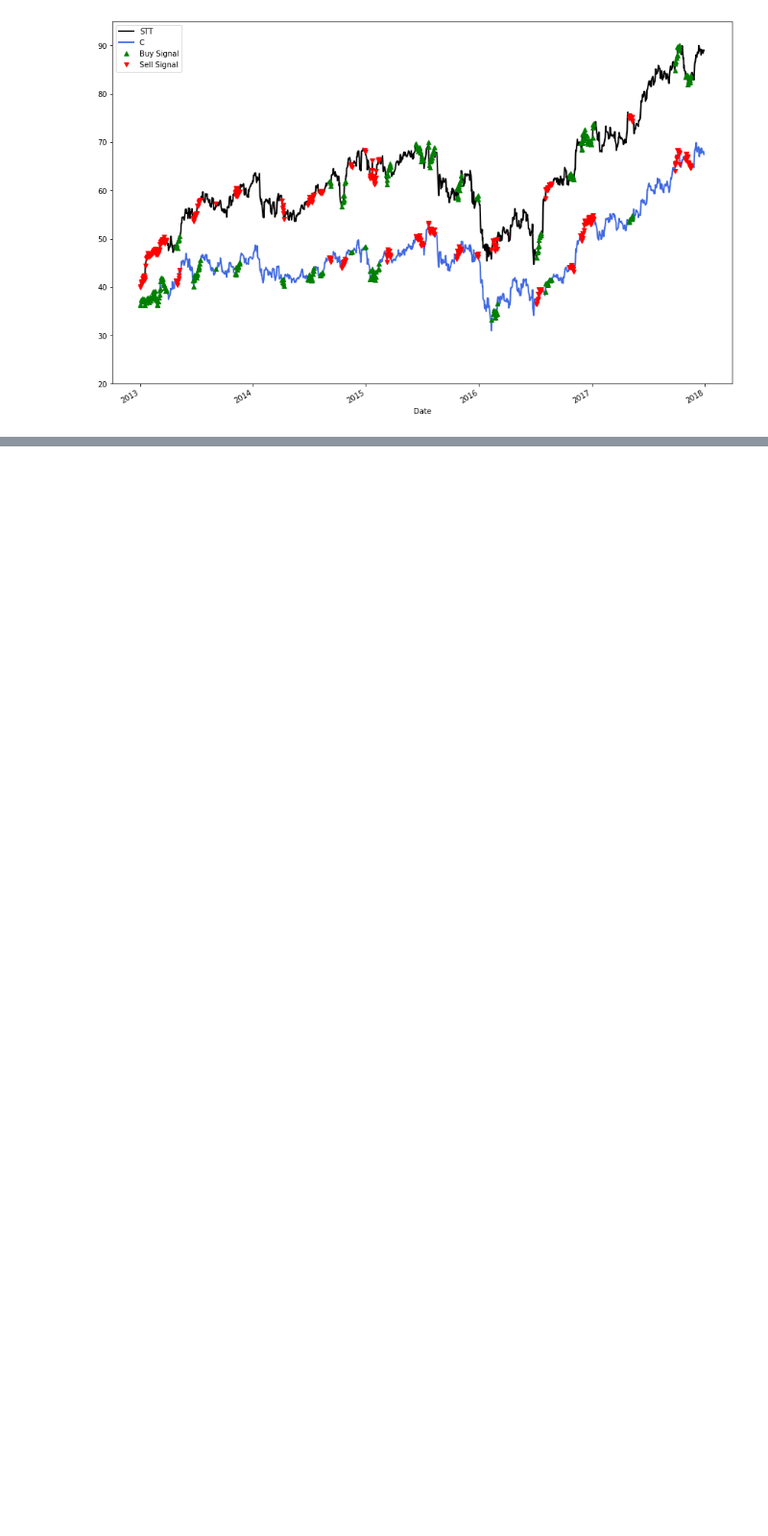
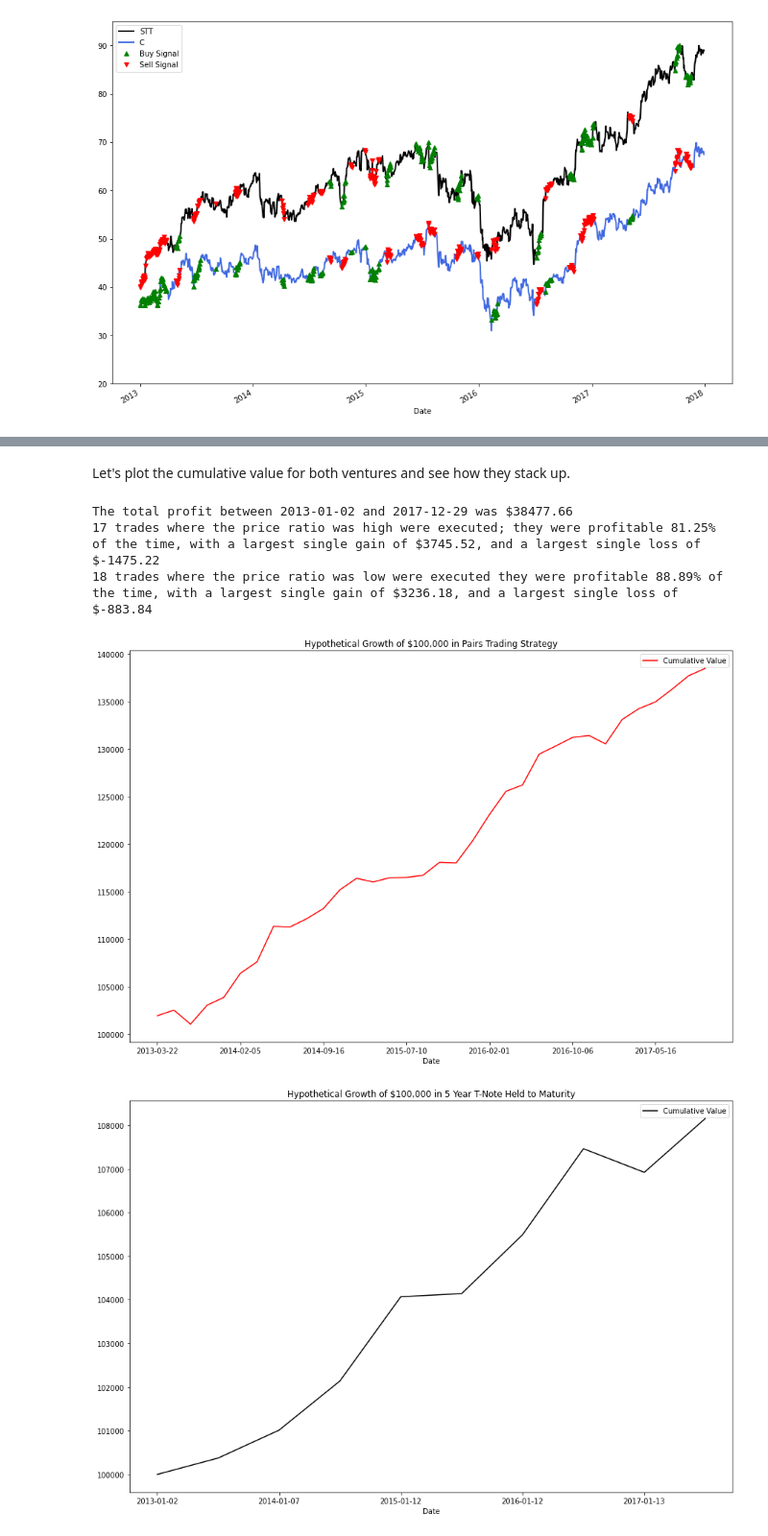
Before and after one commit to AJeanis/Pairs-Trading, a Jupyter notebook: Pairs Trading.ipynb, the cells around one changed output, grey strips where cells are left out. Shown at 96% size. Drawn from its saved outputs; the diff is of its cells as text; code cells hidden in the pictures; blank space fills up the shorter version.

```diff
--- a/Pairs Trading.ipynb
+++ b/Pairs Trading.ipynb
@@ -698,37 +730,0 @@ Look-Ahead bias
-# %%
-def bond_calculation(YTM, duration, coupon_rate, frequency, investment):
-    YTM = YTM / 100
-    #converting ^FVX into percentage rates; data is initially presented as % * 100 (2.5 = 2.5%)
-
-    coupon = ((coupon_rate / 100) / frequency) * investment
-    #calculating coupon payments based on frequency and desired investment
-
-
-    old_price, total, coupon_payment =  0, 0, 0
-
-    face = (( (coupon/YTM[126])* (1-(1/(1+YTM[126])**duration)) -investment )*((1+YTM[126])**duration))/-1
-
-    price_dic = {YTM.index[0].strftime('%Y-%m-%d'): investment}
-
-    for i in range(126, len(YTM), 126):
-
-        price = ((coupon/YTM[i])*(1-(1/(1+YTM[i])**duration)) + (face / (1+YTM[i])**duration))
-
-        price_change = price - old_price
-
-        coupon_payment += coupon
-
-        total = price + coupon_payment
-
-        old_price = price
-
-        duration -= (1 / frequency)
-
-        price_dic[YTM.index[i].strftime('%Y-%m-%d')] = total
-
-
-    value_tracker = pd.DataFrame({'Date': list(price_dic.keys()), 'Cumulative Value':list(price_dic.values()) })
-
-    value_tracker = value_tracker.set_index('Date')
-
-    return (value_tracker)
@@ -759,0 +879,14 @@ title= 'Hypothetical Growth of $100,000 in 5 Year T-Note Held to Maturity', colo
+# %% [markdown]
+Let's plot the cumulative value for both ventures and see how they stack up.
+# %%
+trading_simulation(test_df['STT'], test_df['C'], 5, 40, 100000, 5000)[2].plot(figsize=(15,10),
+title= 'Hypothetical Growth of $100,000 in Pairs Trading Strategy', color = 'r')
+
+(bond_calculation(test_df['^FVX'], 5, .75, 2,100000 )).plot(figsize=(15,10),
+title= 'Hypothetical Growth of $100,000 in 5 Year T-Note Held to Maturity', color = 'black' );
+# %% [output]
+The total profit between 2013-01-02 and 2017-12-29 was $38477.66
+17 trades where the price ratio was high were executed; they were profitable 81.25% of the time, with a largest single gain of $3745.52, and a largest single loss of $-1475.22
+18 trades where the price ratio was low were executed they were profitable 88.89% of the time, with a largest single gain of $3236.18, and a largest single loss of $-883.84
+[figure, added]
+[figure, added]
```
Also changed, not shown: parts of 46 cells of this notebook.
